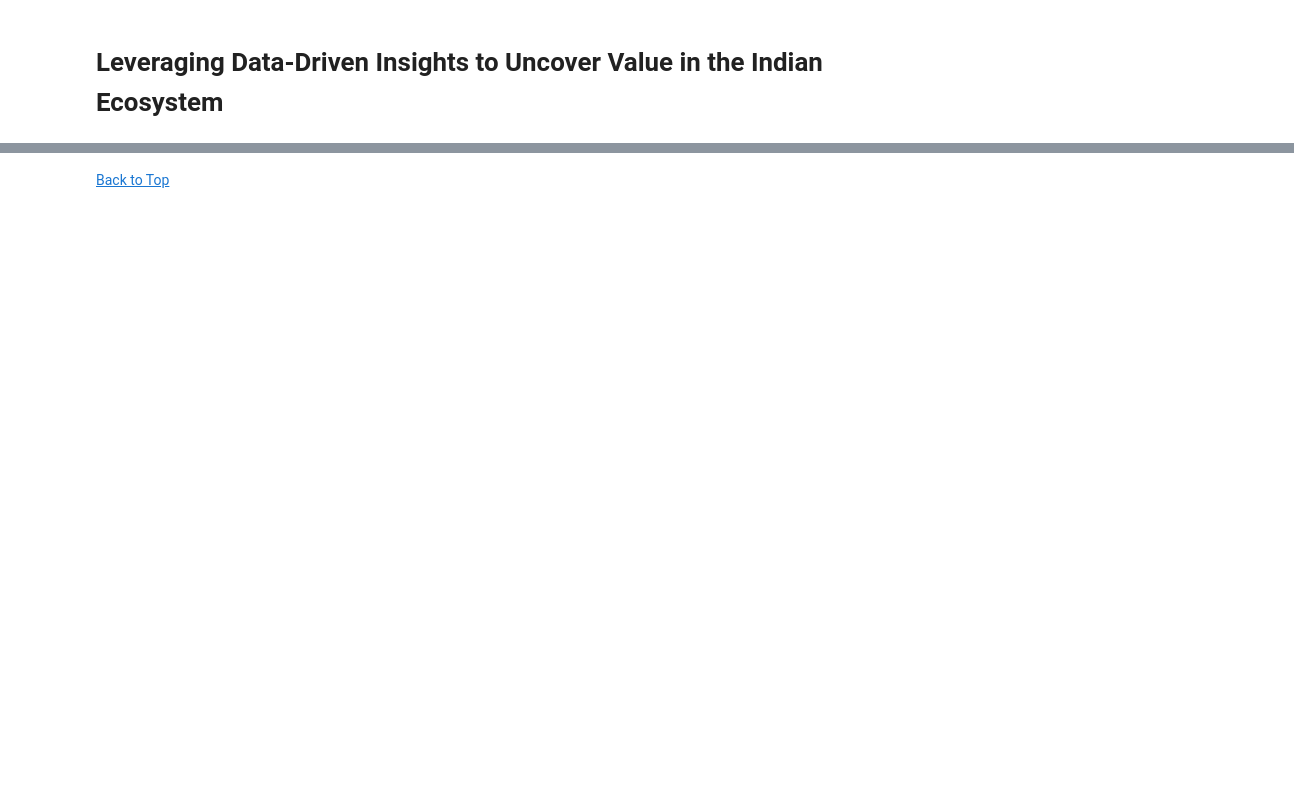
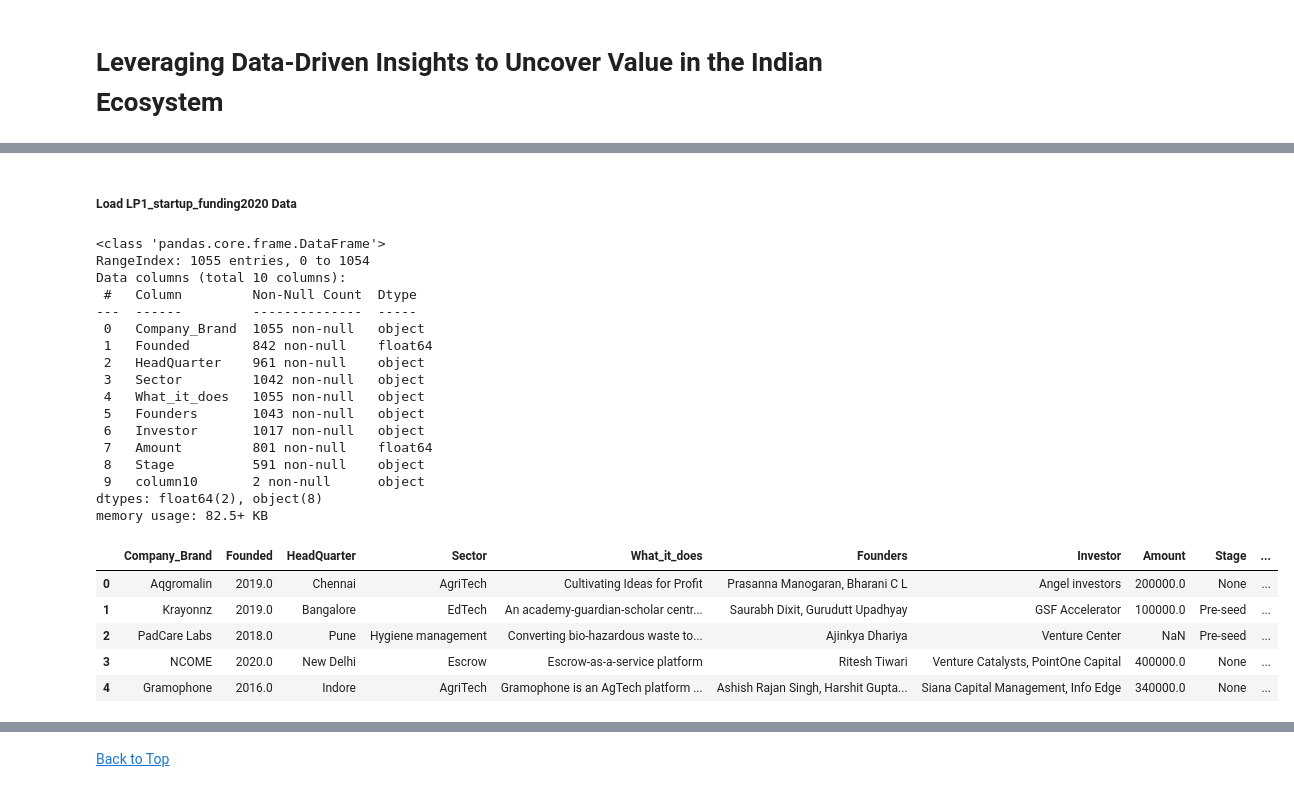
Before and after one commit to ganing12/LP1_Data_Analytics_Project, a Jupyter notebook: Notebook/LP1_Data_Analytics_Project.ipynb, the cells around one changed output, grey strips where cells are left out. Cells and saved outputs as stored; diff of their text form; code cells hidden in the pictures; blank space fills up the shorter version.

```diff
--- a/Notebook/LP1_Data_Analytics_Project.ipynb
+++ b/Notebook/LP1_Data_Analytics_Project.ipynb
@@ -748,0 +164,19 @@ Children have higher survival rate.
+# %%
+# Load environment variables from .env file
+environment_variables = dotenv_values("LP1_DAP.env")
+
+# Retrieve environment variables for database connection
+server_name = environment_variables.get("server")
+password = environment_variables.get("password")
+login = environment_variables.get("login")
+database_name = environment_variables.get("database")
+
+# Create a database connection string using pyodbc
+connection_string = f"DRIVER={{SQL Server}};SERVER={server_name};DATABASE={database_name};UID={login};PWD={password};"
+
+#Establish a connection to the database
+try:
+    connection = pyodbc.connect(connection_string)
+    print("Connection successful:", connection_string)
+except Exception as e:
+    print("Connection failed:", e)
@@ -748,0 +249,41 @@ Children have higher survival rate.
+# %% [markdown]
+##### Load LP1_startup_funding2020 Data
+# %%
+# Define the SQL query to show specific tables in the database
+db_query2 = """
+        SELECT *
+        FROM LP1_startup_funding2020
+        """
+# Read data from the SQL query result into a DataFrame using the established database connection
+df2020 = pd.read_sql(db_query2, connection)
+
+# Display DataFrame Info
+df2020.info()
+print()
+
+# Display the DataFrame
+df2020.head()
+# %% [output]
+<class 'pandas.core.frame.DataFrame'>
+RangeIndex: 1055 entries, 0 to 1054
+Data columns (total 10 columns):
+ #   Column         Non-Null Count  Dtype
+---  ------         --------------  -----
+ 0   Company_Brand  1055 non-null   object
+ 1   Founded        842 non-null    float64
+ 2   HeadQuarter    961 non-null    object
+ 3   Sector         1042 non-null   object
+ 4   What_it_does   1055 non-null   object
+ 5   Founders       1043 non-null   object
+ 6   Investor       1017 non-null   object
+ 7   Amount         801 non-null    float64
+ 8   Stage          591 non-null    object
+ 9   column10       2 non-null      object
+dtypes: float64(2), object(8)
+memory usage: 82.5+ KB
+|  | Company_Brand | Founded | HeadQuarter | Sector | What_it_does | Founders | Investor | Amount | Stage | ... |
+| 0 | Aqgromalin | 2019.0 | Chennai | AgriTech | Cultivating Ideas for Profit | Prasanna Manogaran, Bharani C L | Angel investors | 200000.0 | None | ... |
+| 1 | Krayonnz | 2019.0 | Bangalore | EdTech | An academy-guardian-scholar centr... | Saurabh Dixit, Gurudutt Upadhyay | GSF Accelerator | 100000.0 | Pre-seed | ... |
+| 2 | PadCare Labs | 2018.0 | Pune | Hygiene management | Converting bio-hazardous waste to... | Ajinkya Dhariya | Venture Center | NaN | Pre-seed | ... |
+| 3 | NCOME | 2020.0 | New Delhi | Escrow | Escrow-as-a-service platform | Ritesh Tiwari | Venture Catalysts, PointOne Capital | 400000.0 | None | ... |
+| 4 | Gramophone | 2016.0 | Indore | AgriTech | Gramophone is an AgTech platform ... | Ashish Rajan Singh, Harshit Gupta... | Siana Capital Management, Info Edge | 340000.0 | None | ... |
```
Also changed, not shown: parts of 57 cells of this notebook, 4 other files.
